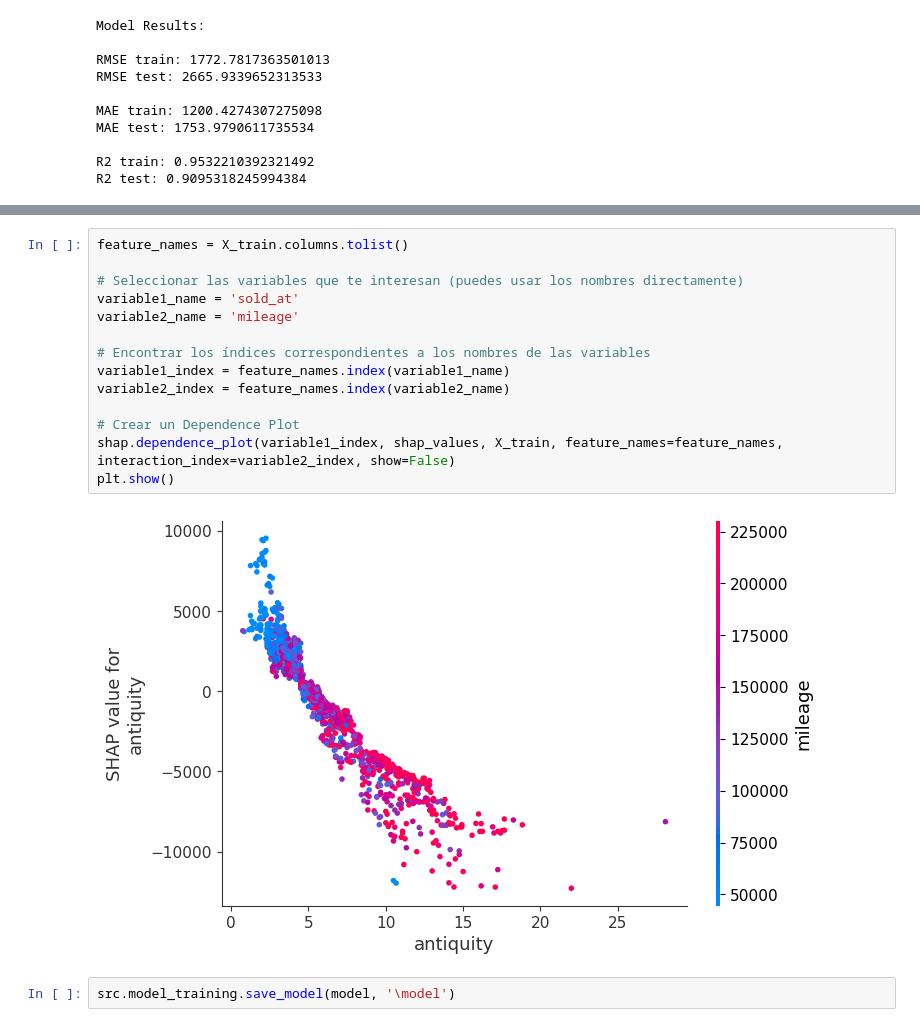
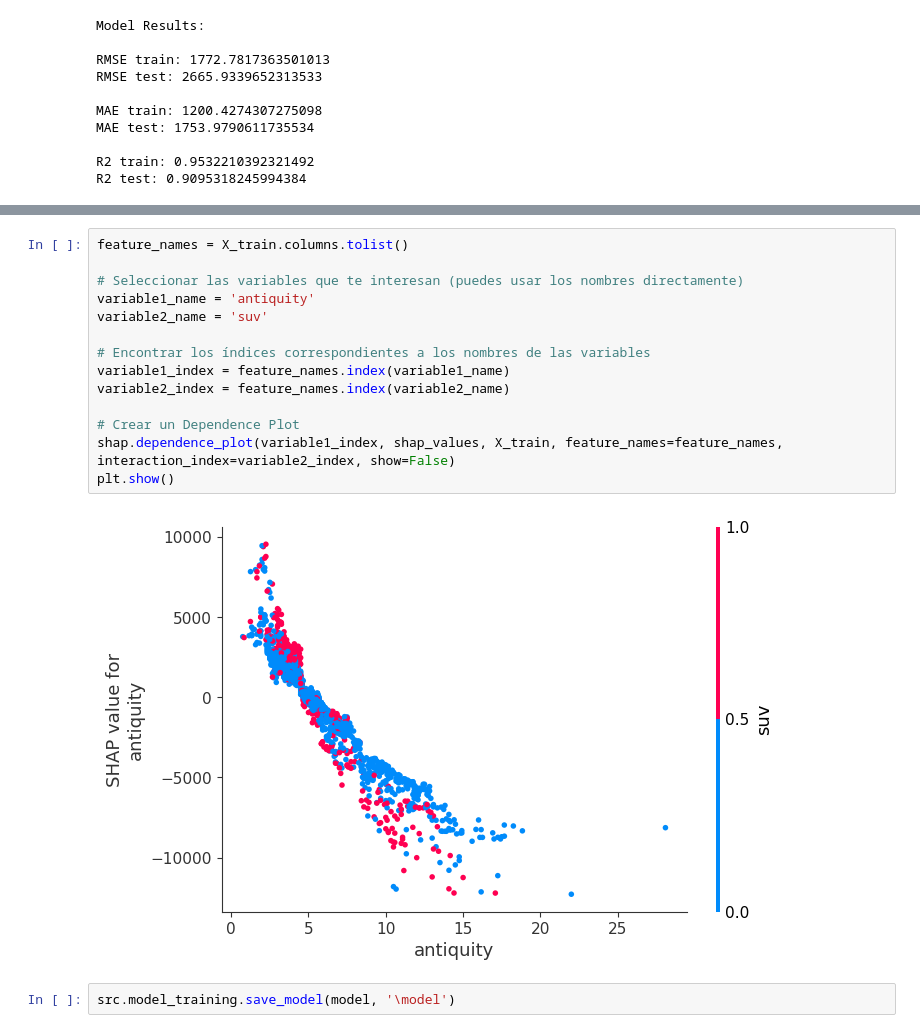
Before and after one commit to adriabuil/challenge_adria_buil, a Jupyter notebook: notebooks/model_validation.ipynb, the cells around one changed output, grey strips where cells are left out. Saved outputs shown, nothing was run; the diff lists cells and outputs as text.

```diff
--- a/notebooks/model_validation.ipynb
+++ b/notebooks/model_validation.ipynb
@@ -121,18 +121,18 @@ shap.summary_plot(shap_values, X_train)
 # %%
 feature_names = X_train.columns.tolist()
 
 # Seleccionar las variables que te interesan (puedes usar los nombres directamente)
-variable1_name = 'sold_at'
-variable2_name = 'mileage'
+variable1_name = 'antiquity'
+variable2_name = 'suv'
 
 # Encontrar los índices correspondientes a los nombres de las variables
 variable1_index = feature_names.index(variable1_name)
 variable2_index = feature_names.index(variable2_name)
 
 # Crear un Dependence Plot
 shap.dependence_plot(variable1_index, shap_values, X_train, feature_names=feature_names, interaction_index=variable2_index, show=False)
 plt.show()
 # %% [output]
-[figure, old version]
+[figure, new version]
 # %%
 src.model_training.save_model(model, '\model')
```
Also changed, not shown: parts of 1 cell of this notebook, 1 other file.
